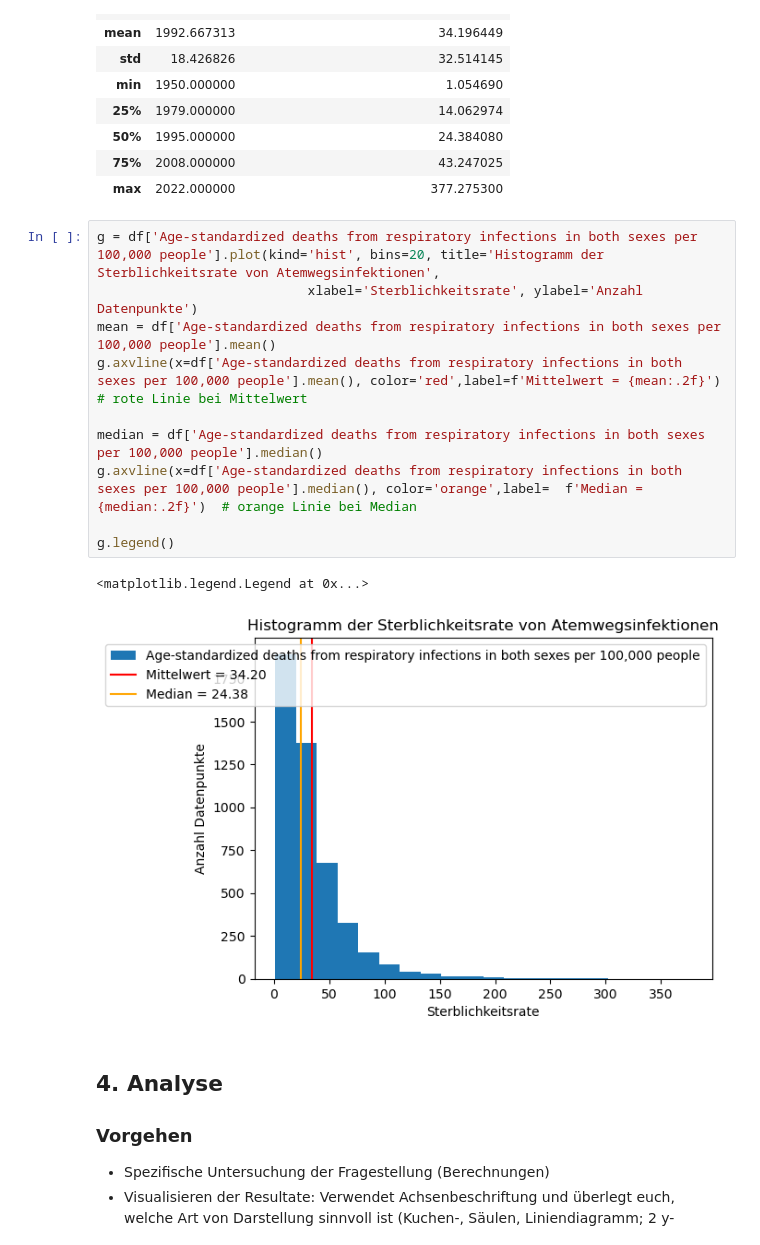
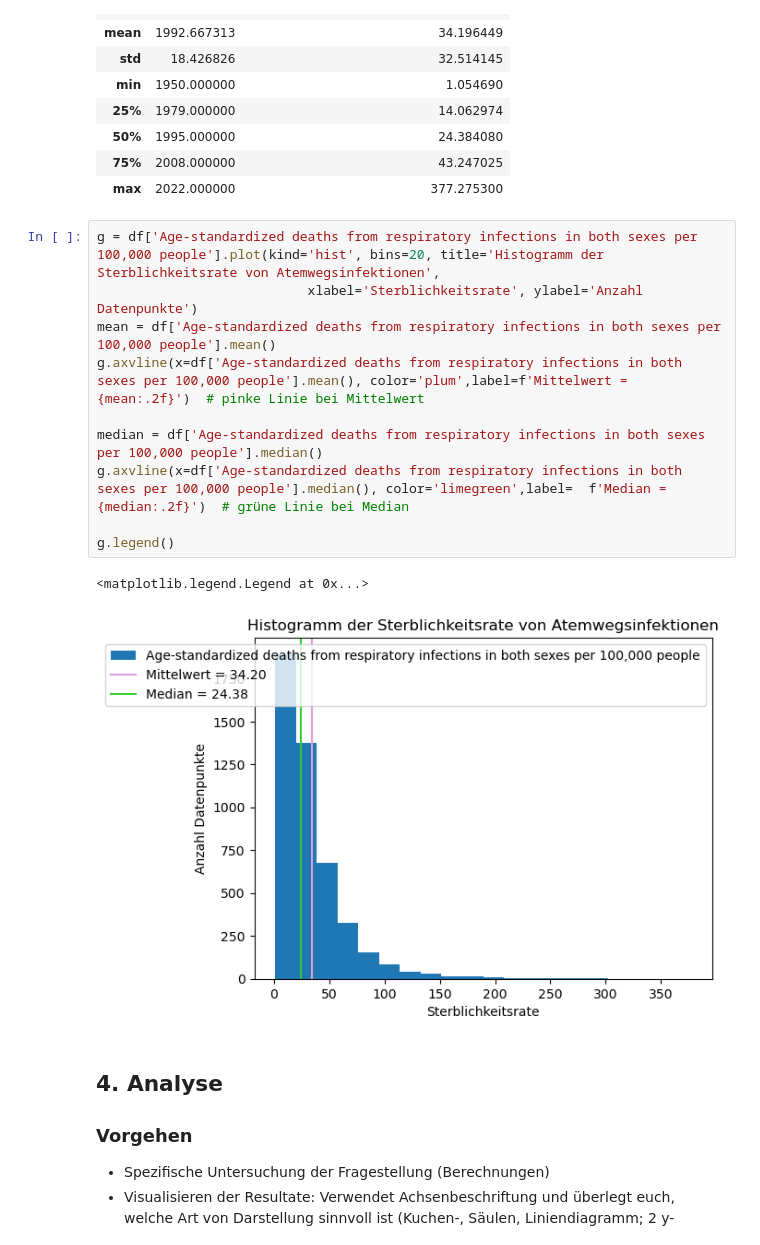
Before and after one commit to cungphi/BMLD1-Atemwegsinfektionen, a Jupyter notebook: LN2 Lou-Salomé Frehner_Phi Phi Cung.ipynb, the cells around one changed output. Cells and saved outputs as stored; diff of their text form.

```diff
--- a/LN2 Lou-Salomé Frehner_Phi Phi Cung.ipynb
+++ b/LN2 Lou-Salomé Frehner_Phi Phi Cung.ipynb
@@ -192,16 +193,16 @@ df.describe()
 # %%
 g = df['Age-standardized deaths from respiratory infections in both sexes per 100,000 people'].plot(kind='hist', bins=20, title='Histogramm der Sterblichkeitsrate von Atemwegsinfektionen',
                            xlabel='Sterblichkeitsrate', ylabel='Anzahl Datenpunkte')
 mean = df['Age-standardized deaths from respiratory infections in both sexes per 100,000 people'].mean()
-g.axvline(x=df['Age-standardized deaths from respiratory infections in both sexes per 100,000 people'].mean(), color='red',label=f'Mittelwert = {mean:.2f}')  # rote Linie bei Mittelwert
+g.axvline(x=df['Age-standardized deaths from respiratory infections in both sexes per 100,000 people'].mean(), color='plum',label=f'Mittelwert = {mean:.2f}')  # pinke Linie bei Mittelwert
 
 median = df['Age-standardized deaths from respiratory infections in both sexes per 100,000 people'].median()
-g.axvline(x=df['Age-standardized deaths from respiratory infections in both sexes per 100,000 people'].median(), color='orange',label=  f'Median = {median:.2f}')  # orange Linie bei Median
+g.axvline(x=df['Age-standardized deaths from respiratory infections in both sexes per 100,000 people'].median(), color='limegreen',label=  f'Median = {median:.2f}')  # grüne Linie bei Median
 
 g.legend()
 # %% [output]
 <matplotlib.legend.Legend at 0x...>
-[figure, old version]
+[figure, new version]
 # %% [markdown]
 ## 4. Analyse
 
```
Also changed, not shown: parts of 4 cells of this notebook.
